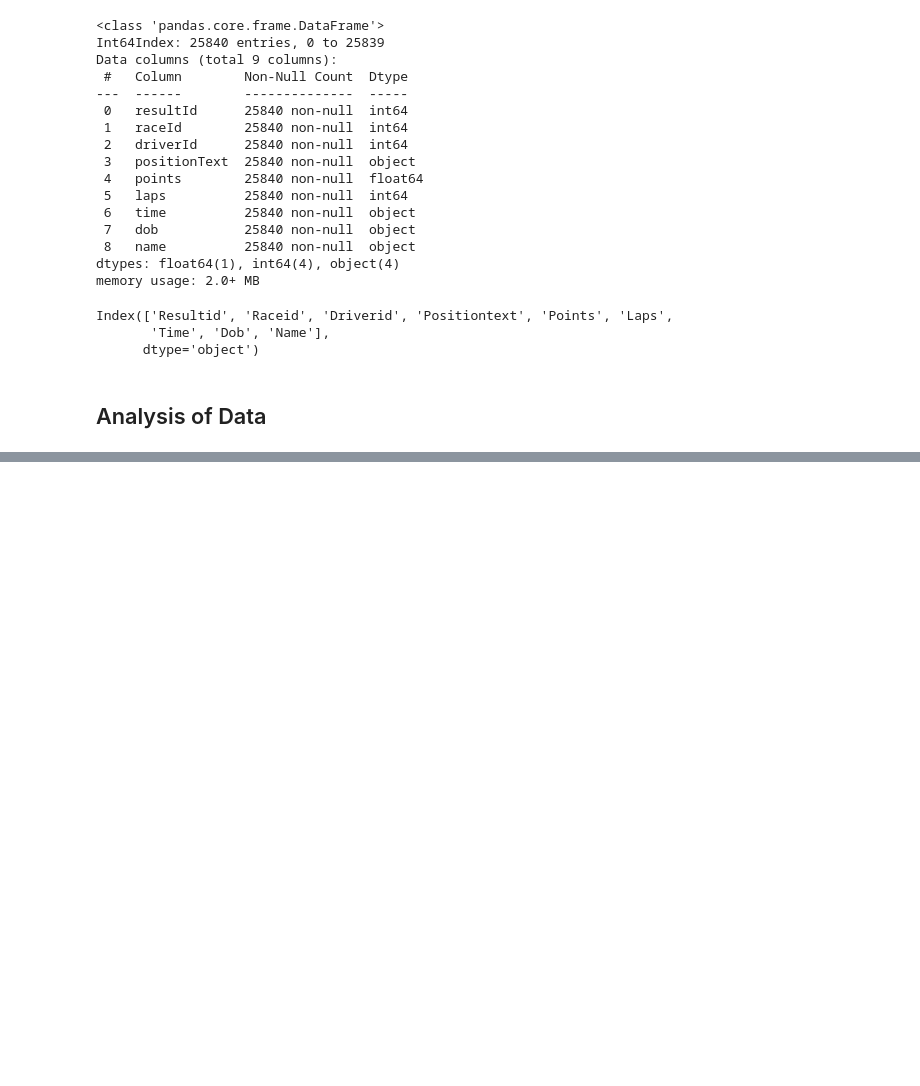
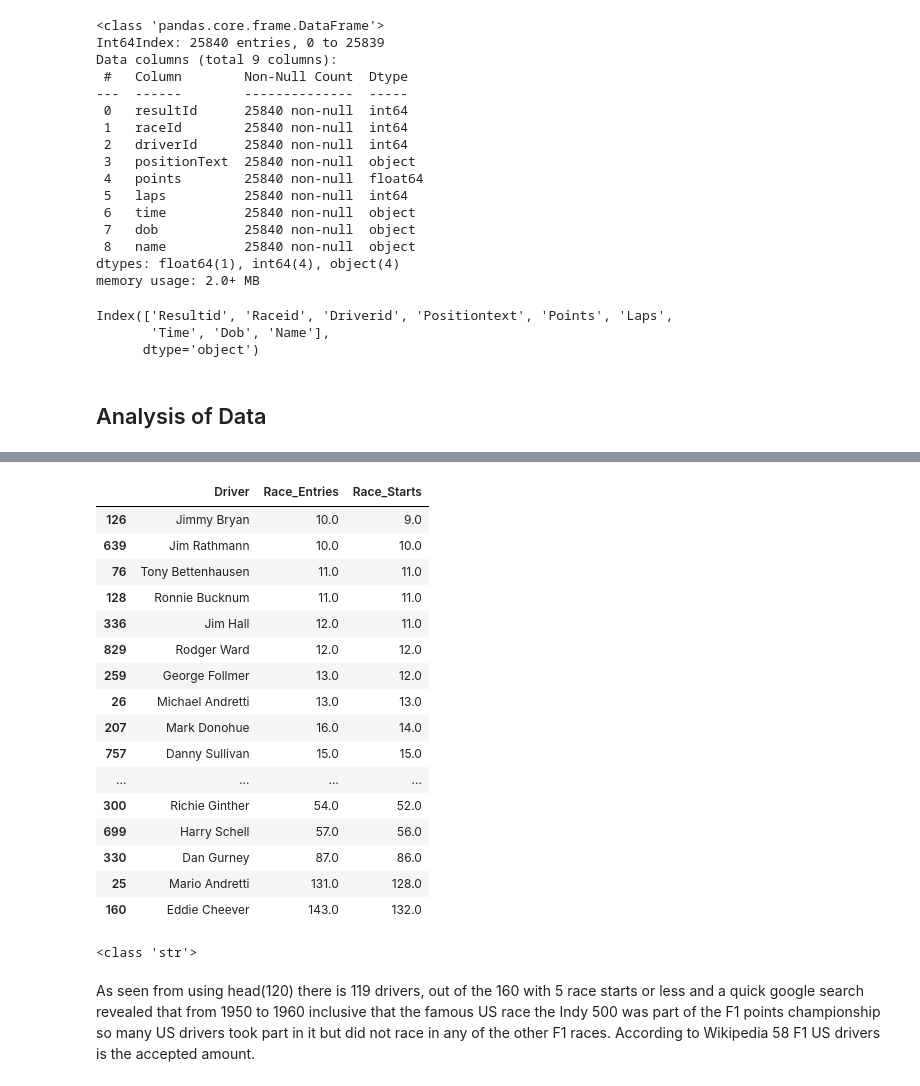
Before and after one commit to Ballyk101/UCDPA_JohnCronly, a Jupyter notebook: F1_Drivers_1952_to_2022.ipynb, the cells around one changed output, grey strips where cells are left out. Saved outputs shown, nothing was run; the diff lists cells and outputs as text; code cells hidden in the pictures; blank space fills up the shorter version.

```diff
--- a/F1_Drivers_1952_to_2022.ipynb
+++ b/F1_Drivers_1952_to_2022.ipynb
@@ -475,0 +467,3 @@ AttributeError: 'Series' object has no attribute 'row'
+# %%
+usdr=new_us.sort_values(by=["Race_Starts","Race_Entries"],ascending=True)
+usdr.head(120)
@@ -475,0 +484,26 @@ AttributeError: 'Series' object has no attribute 'row'
+# %%
+usdr.tail(20)
+# %% [output]
+|  | Driver | Race_Entries | Race_Starts |
+| 126 | Jimmy Bryan | 10.0 | 9.0 |
+| 639 | Jim Rathmann | 10.0 | 10.0 |
+| 76 | Tony Bettenhausen | 11.0 | 11.0 |
+| 128 | Ronnie Bucknum | 11.0 | 11.0 |
+| 336 | Jim Hall | 12.0 | 11.0 |
+| 829 | Rodger Ward | 12.0 | 12.0 |
+| 259 | George Follmer | 13.0 | 12.0 |
+| 26 | Michael Andretti | 13.0 | 13.0 |
+| 207 | Mark Donohue | 16.0 | 14.0 |
+| 757 | Danny Sullivan | 15.0 | 15.0 |
+| ... | ... | ... | ... |
+| 300 | Richie Ginther | 54.0 | 52.0 |
+| 699 | Harry Schell | 57.0 | 56.0 |
+| 330 | Dan Gurney | 87.0 | 86.0 |
+| 25 | Mario Andretti | 131.0 | 128.0 |
+| 160 | Eddie Cheever | 143.0 | 132.0 |
+# %%
+print(type("Race_Starts"))
+# %% [output]
+<class 'str'>
+# %% [markdown]
+As seen from using head(120) there is 119 drivers, out of the 160 with 5 race starts or less and a quick google search revealed that from 1950 to 1960 inclusive that the famous US race the Indy 500 was part of the F1 points championship so many US drivers took part in it but did not race in any of the other F1 races. According to Wikipedia 58 F1 US drivers is the accepted amount.
```
Also changed, not shown: parts of 8 cells of this notebook.
